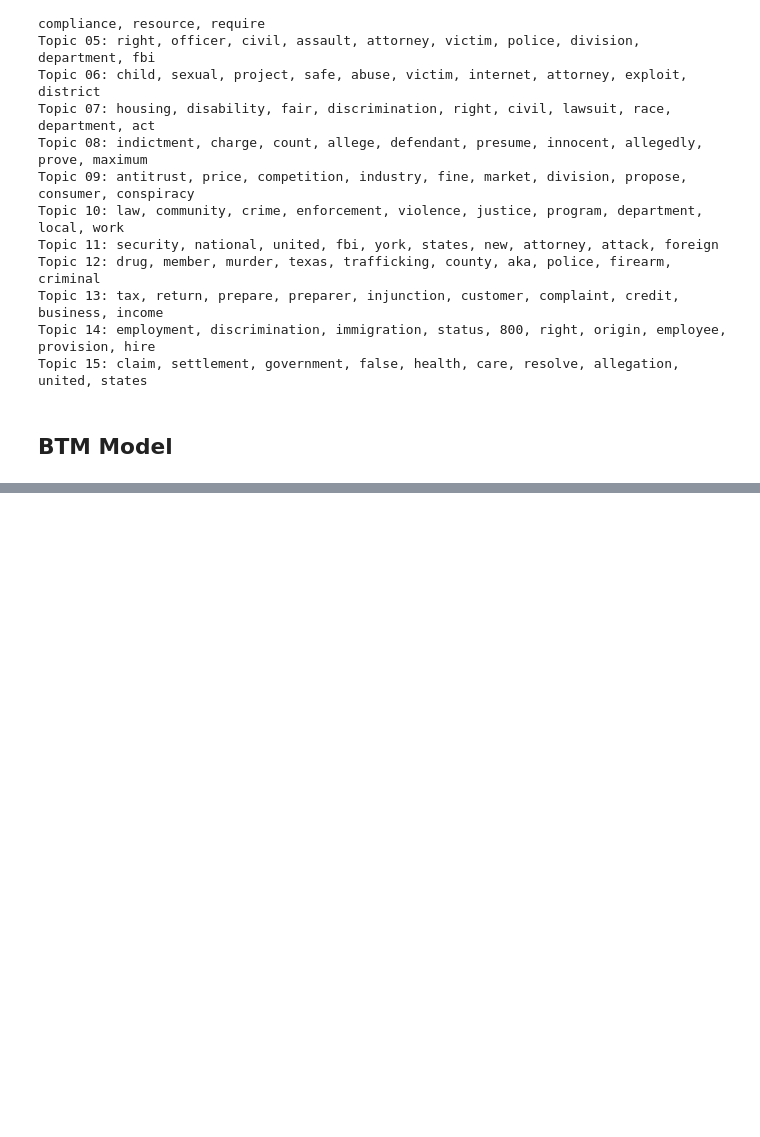
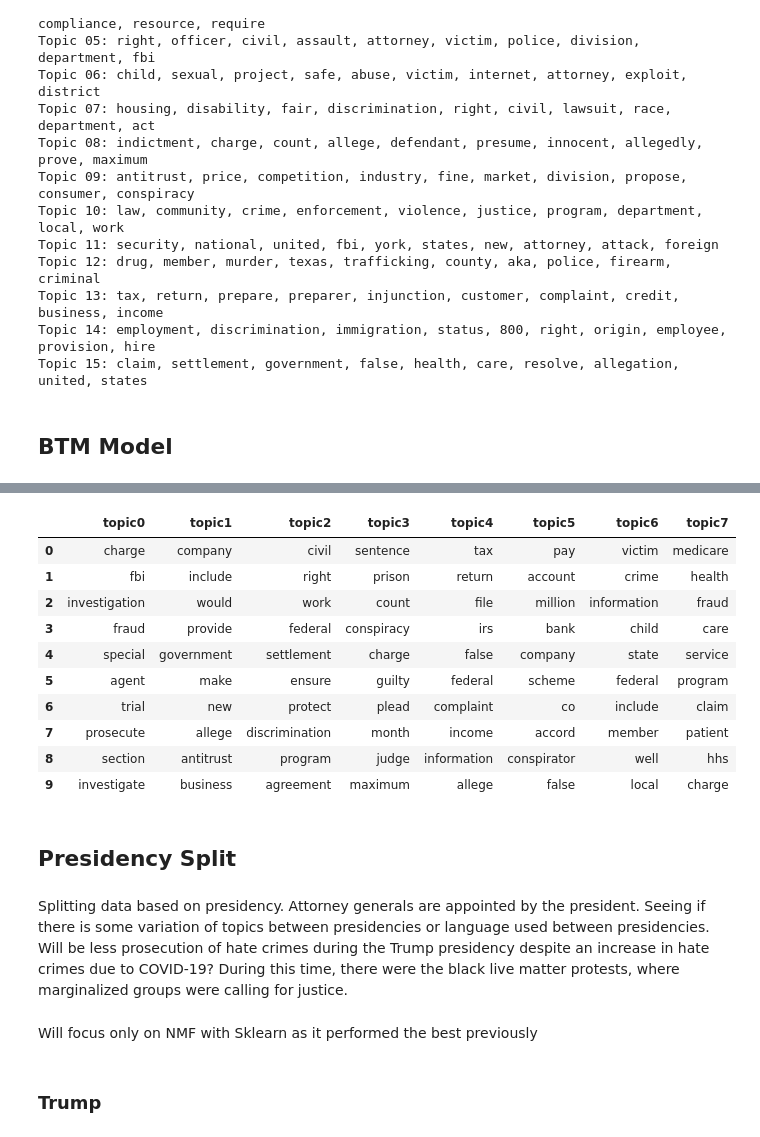
Before and after one commit to rachaellam/NLP-doj, a Jupyter notebook: content-analysis.ipynb, the cells around one changed output, grey strips where cells are left out. Drawn from its saved outputs; the diff is of its cells as text; code cells hidden in the pictures; blank space fills up the shorter version.

```diff
--- a/content-analysis.ipynb
+++ b/content-analysis.ipynb
@@ -1398,0 +1041,21 @@ Topic 17: member, texas, murder, county, police, aka, firearm, sheriff, prison,
+# %%
+top_words = btm.get_top_topic_words(model, words_num=10)
+top_words
+# %% [output]
+|  | topic0 | topic1 | topic2 | topic3 | topic4 | topic5 | topic6 | topic7 |
+| 0 | charge | company | civil | sentence | tax | pay | victim | medicare |
+| 1 | fbi | include | right | prison | return | account | crime | health |
+| 2 | investigation | would | work | count | file | million | information | fraud |
+| 3 | fraud | provide | federal | conspiracy | irs | bank | child | care |
+| 4 | special | government | settlement | charge | false | company | state | service |
+| 5 | agent | make | ensure | guilty | federal | scheme | federal | program |
+| 6 | trial | new | protect | plead | complaint | co | include | claim |
+| 7 | prosecute | allege | discrimination | month | income | accord | member | patient |
+| 8 | section | antitrust | program | judge | information | conspirator | well | hhs |
+| 9 | investigate | business | agreement | maximum | allege | false | local | charge |
+# %% [markdown]
+## Presidency Split
+# %% [markdown]
+Splitting data based on presidency. Attorney generals are appointed by the president. Seeing if there is some variation of topics between presidencies or language used between presidencies. Will be less prosecution of hate crimes during the Trump presidency despite an increase in hate crimes due to COVID-19? During this time, there were the black live matter protests, where marginalized groups were calling for justice.
+# %% [markdown]
+Will focus only on NMF with Sklearn as it performed the best previously
@@ -1398,0 +1066,2 @@ Topic 17: member, texas, murder, county, police, aka, firearm, sheriff, prison,
+# %% [markdown]
+### Trump
```
Also changed, not shown: parts of 85 cells of this notebook, 1 other file.
